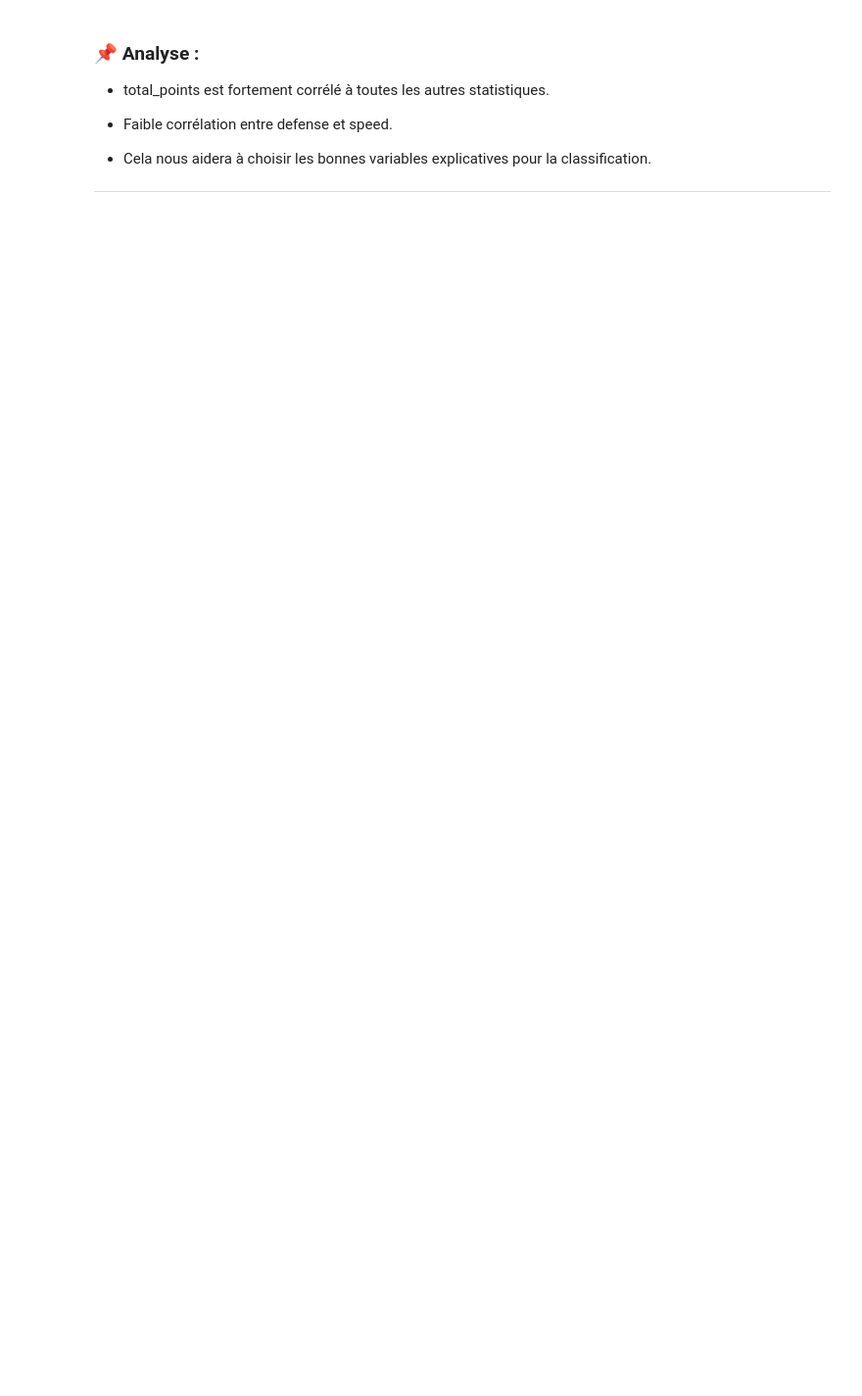
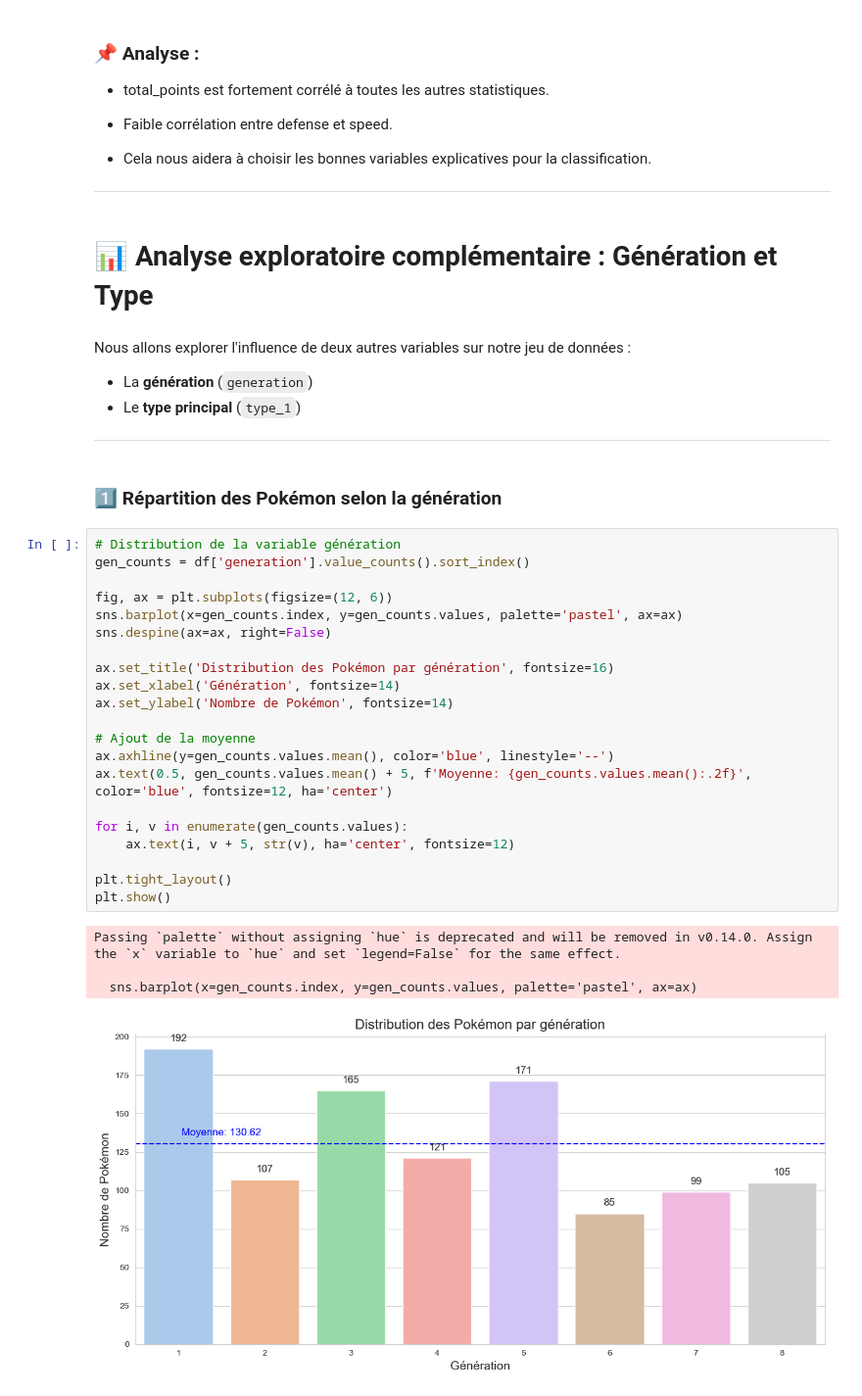
Before and after one commit to LeoBouffard/4MLSP_Bouffard_SENOUSSI, a Jupyter notebook: pokemon.ipynb, the cells around one changed output. Shown at 98% size. Cells and saved outputs as stored; diff of their text form; blank space fills up the shorter version.

```diff
--- a/pokemon.ipynb
+++ b/pokemon.ipynb
@@ -200,3 +214,39 @@ plt.show()
 
   - Cela nous aidera à choisir les bonnes variables explicatives pour la classification.
 ---
+# %% [markdown]
+# 📊 Analyse exploratoire complémentaire : Génération et Type
+# %% [markdown]
+Nous allons explorer l'influence de deux autres variables sur notre jeu de données :
+- La **génération** (`generation`)
+- Le **type principal** (`type_1`)
+
+---
+# %% [markdown]
+### 1️⃣ Répartition des Pokémon selon la génération
+# %%
+# Distribution de la variable génération
+gen_counts = df['generation'].value_counts().sort_index()
+
+fig, ax = plt.subplots(figsize=(12, 6))
+sns.barplot(x=gen_counts.index, y=gen_counts.values, palette='pastel', ax=ax)
+sns.despine(ax=ax, right=False)
+
+ax.set_title('Distribution des Pokémon par génération', fontsize=16)
+ax.set_xlabel('Génération', fontsize=14)
+ax.set_ylabel('Nombre de Pokémon', fontsize=14)
+
+# Ajout de la moyenne
+ax.axhline(y=gen_counts.values.mean(), color='blue', linestyle='--')
+ax.text(0.5, gen_counts.values.mean() + 5, f'Moyenne: {gen_counts.values.mean():.2f}', color='blue', fontsize=12, ha='center')
+
+for i, v in enumerate(gen_counts.values):
+    ax.text(i, v + 5, str(v), ha='center', fontsize=12)
+
+plt.tight_layout()
+plt.show()
+# %% [output]
+Passing `palette` without assigning `hue` is deprecated and will be removed in v0.14.0. Assign the `x` variable to `hue` and set `legend=False` for the same effect.
+
+  sns.barplot(x=gen_counts.index, y=gen_counts.values, palette='pastel', ax=ax)
+[figure, added]
```
Also changed, not shown: parts of 86 cells of this notebook.
